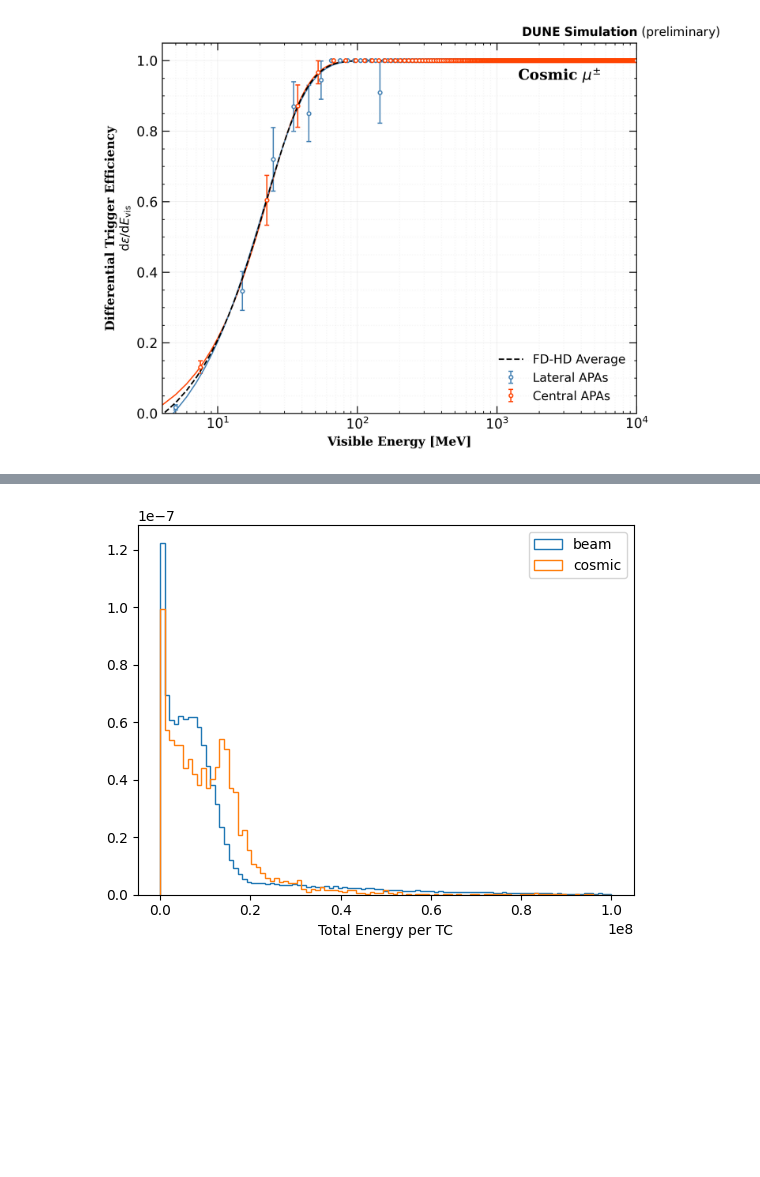
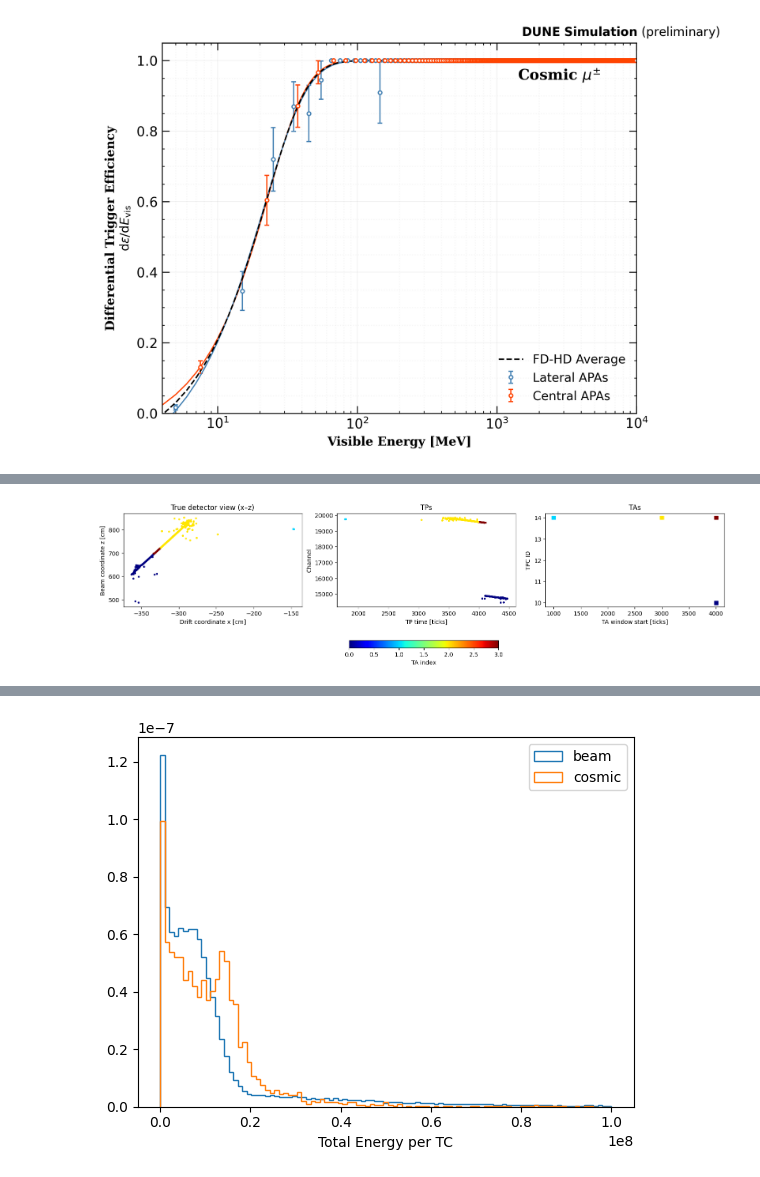
Before and after one commit to kwawrows/fd-hd-benchmark-trigger, a Jupyter notebook: trigger-candidates.ipynb, the cells around one changed output, grey strips where cells are left out. Cells and saved outputs as stored; diff of their text form; code cells hidden in the pictures; blank space fills up the shorter version.

```diff
--- a/trigger-candidates.ipynb
+++ b/trigger-candidates.ipynb
@@ -408,0 +723,83 @@ plt.show()
+# %%
+ev = 54705072898061
+
+tcs = cTCs_cosmic[cTCs_cosmic.event_uid==ev]  #54705010245638, 54705011425297
+
+display(tcs)
+
+cmap = 'jet'
+tas = cTAs_cosmic[(cTAs_cosmic.event_uid == ev) & (cTAs_cosmic.flag == 2)].copy()
+tps = cTPs_cosmic[(cTPs_cosmic.event_uid == ev) & (cTPs_cosmic.bt_edep > 0) & (cTPs_cosmic.TA_id.isin(tas.TA_id.unique()))].copy()
+
+tps["voxel"] = tps["tpc"].map(TPC_ID_TO_INDEX)
+tas["voxel"] = tas["tpc"].map(TPC_ID_TO_INDEX)
+
+# Helper functions
+def apply_effective_time(df, time_col, out_col):
+    df[out_col] = np.where(df.voxel.str[0] == 0, -df[time_col], df[time_col])
+
+def apply_effective_z(df):
+    ncol_per_plane = 960 // 2
+    df["ch_offset"] = df["tpc"].map(predict_min_channel)
+    ch = df["channel"] if "channel" in df.columns else df["ch_wmean"]
+    df["eff_z"] = (ch - df["ch_offset"]) + df.voxel.str[2] * ncol_per_plane
+
+def ta_colour(series):
+    return series - series.min()
+
+def create_plot(tps_data, tas_data, case_title, x_labels, y_labels, plot_titles):
+    fig, ax = plt.subplots(1, 3, figsize=(15, 4), constrained_layout=True)
+
+    sc = ax[0].scatter(tps_data[0], tps_data[1], c=ta_colour(tps_data[2]), s=5, cmap=cmap)
+    ax[0].set_xlabel(x_labels[0])
+    ax[0].set_ylabel(y_labels[0])
+    ax[0].set_title(plot_titles[0])
+
+    ax[1].scatter(tps_data[3], tps_data[4], c=ta_colour(tps_data[2]), s=5, cmap=cmap)
+    ax[1].set_xlabel(x_labels[1])
+    ax[1].set_ylabel(y_labels[1])
+    ax[1].set_title(plot_titles[1])
+
+    ax[2].scatter(tas_data[0], tas_data[1], c=ta_colour(tas_data[2]), s=40, marker="s", cmap=cmap)
+    ax[2].set_xlabel(x_labels[2])
+    ax[2].set_ylabel(y_labels[2])
+    ax[2].set_title(plot_titles[2])
+
+    cbar = fig.colorbar(sc, ax=ax, orientation="horizontal", fraction=0.08, pad=0.15)
+    cbar.set_label("TA index")
+    plt.show()
+
+# Apply transformations
+apply_effective_time(tps, "time_start", "eff_t")
+apply_effective_time(tas, "t_mean", "ta_start_time")
+apply_effective_time(tcs, "t_mean", "ta_start_time")
+apply_effective_z(tps)
+apply_effective_z(tas)
+apply_effective_z(tcs)
+
+
+#True detector + raw readout + TA time vs TPC
+create_plot(
+    [tps.bt_x, tps.bt_z, tps.TA_id, tps.time_start, tps.channel],
+    [tas.window_start, tas.tpc, tas.TA_id],
+    "Case 1",
+    ["Drift coordinate x [cm]", "TP time [ticks]", "TA window start [ticks]"],
+    ["Beam coordinate z [cm]", "Channel", "TPC ID"],
+    ["True detector view (x–z)", "TPs", "TAs"]
+)
+
+
+# True detector + fully stitched trigger coordinates
+create_plot(
+    [tps.bt_x, tps.bt_z, tps.TA_id, tps.eff_t, tps.eff_z],
+    [tas.ta_start_time, tas.eff_z, tas.TA_id],
+    "Case 3",
+    ["Drift coordinate x [cm]", "Effective time [ticks]", "TA window time [ticks]"],
+    ["Beam coordinate z [cm]", "Effective z (stitched channels)", "Effective z"],
+    ["True detector view (x–z)", "TPs in eff. t-z", "TAs in eff. t-z"]
+)
+
+plt.scatter(tcs.ta_start_time, tcs.eff_z, c=tcs.TC_id, marker='s', cmap='jet')
+plt.colorbar().set_label("TC ID")
+plt.show()
+# %% [output]
@@ -408,0 +812 @@ plt.show()
+[figure, added]
```
Also changed, not shown: parts of 17 cells of this notebook.
